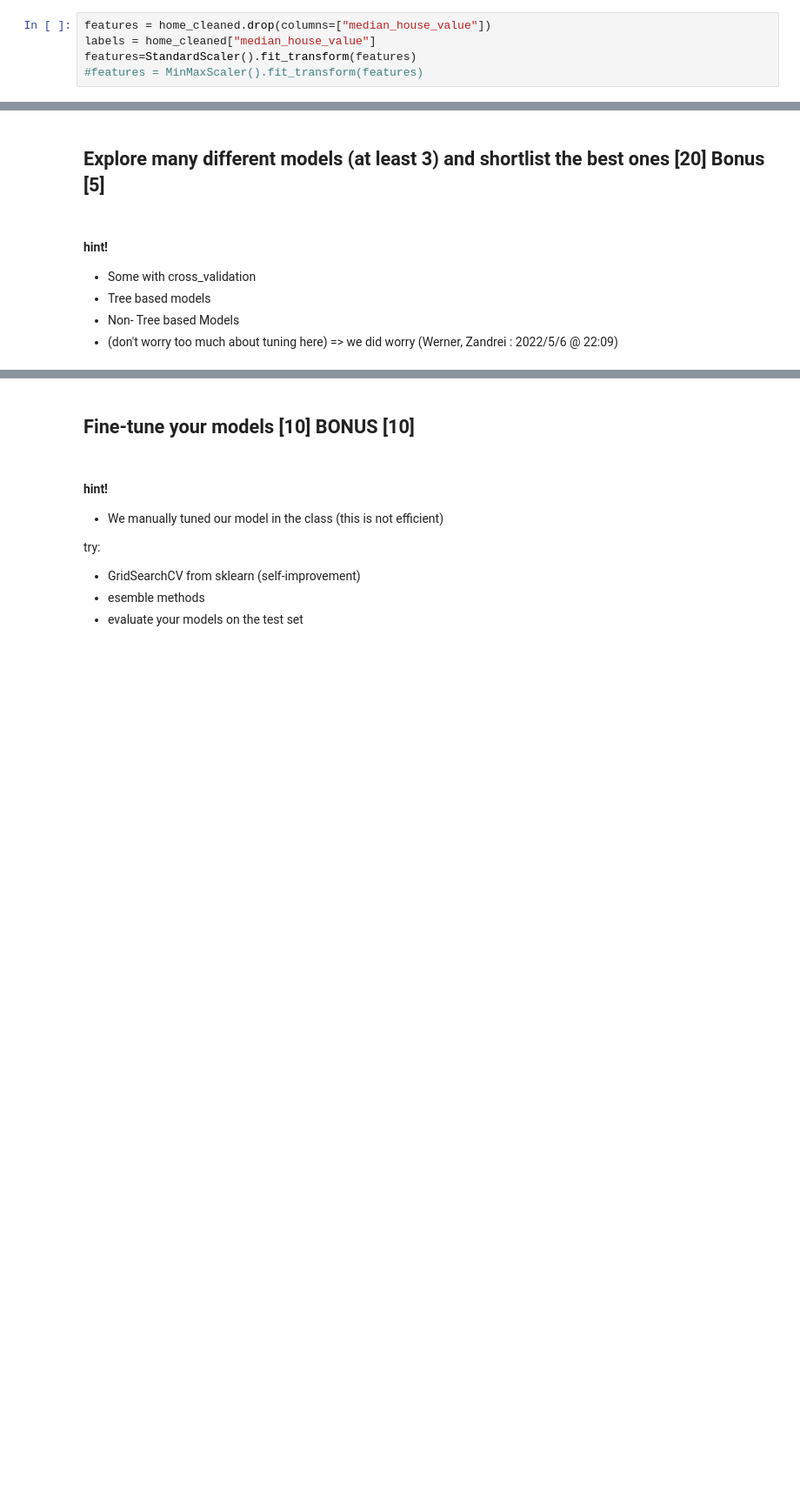
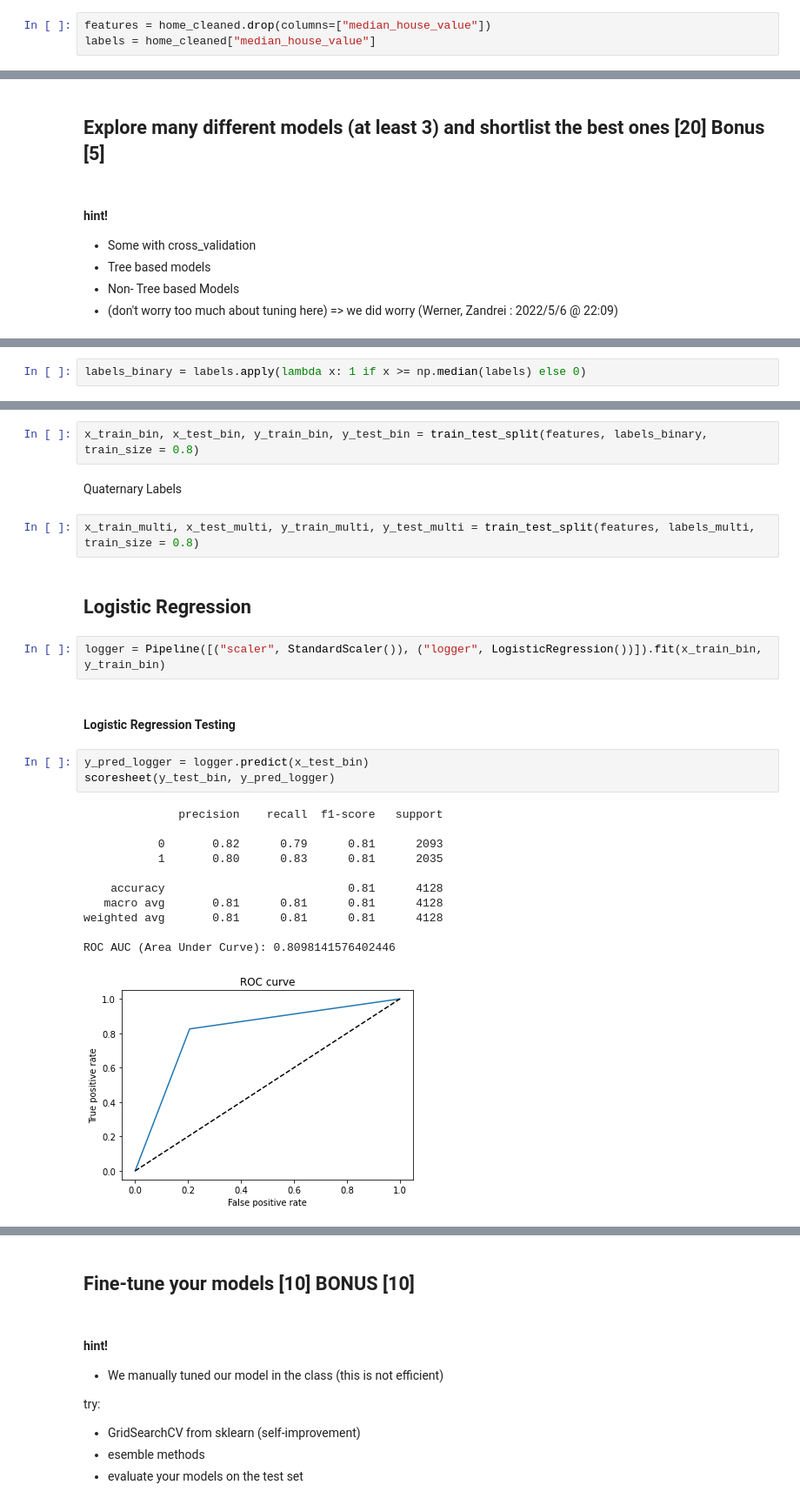
Before and after one commit to WernerPret/MLG382_Project, a Jupyter notebook: Western Cape Investment Model.ipynb, the cells around one changed output, grey strips where cells are left out. Shown at 87% size. Cells and saved outputs as stored; diff of their text form; blank space fills up the shorter version.

```diff
--- a/Western Cape Investment Model.ipynb
+++ b/Western Cape Investment Model.ipynb
@@ -360,5 +383,3 @@ Index(['median_income', 'INLAND', '<1H OCEAN', 'NEAR BAY', 'latitude',
 # %%
 features = home_cleaned.drop(columns=["median_house_value"])
 labels = home_cleaned["median_house_value"]
-features=StandardScaler().fit_transform(features)
-#features = MinMaxScaler().fit_transform(features)
@@ -452,0 +423,2 @@ print(classification_report(y_test, y_pred))
+# %%
+labels_binary = labels.apply(lambda x: 1 if x >= np.median(labels) else 0)
@@ -452,0 +452,27 @@ print(classification_report(y_test, y_pred))
+# %%
+x_train_bin, x_test_bin, y_train_bin, y_test_bin = train_test_split(features, labels_binary, train_size = 0.8)
+# %% [markdown]
+Quaternary Labels
+# %%
+x_train_multi, x_test_multi, y_train_multi, y_test_multi = train_test_split(features, labels_multi, train_size = 0.8)
+# %% [markdown]
+## Logistic Regression
+# %%
+logger = Pipeline([("scaler", StandardScaler()), ("logger", LogisticRegression())]).fit(x_train_bin, y_train_bin)
+# %% [markdown]
+#### Logistic Regression Testing
+# %%
+y_pred_logger = logger.predict(x_test_bin)
+scoresheet(y_test_bin, y_pred_logger)
+# %% [output]
+              precision    recall  f1-score   support
+
+           0       0.82      0.79      0.81      2093
+           1       0.80      0.83      0.81      2035
+
+    accuracy                           0.81      4128
+   macro avg       0.81      0.81      0.81      4128
+weighted avg       0.81      0.81      0.81      4128
+
+ROC AUC (Area Under Curve): 0.8098141576402446
+[figure, added]
```
Also changed, not shown: parts of 189 cells of this notebook.
